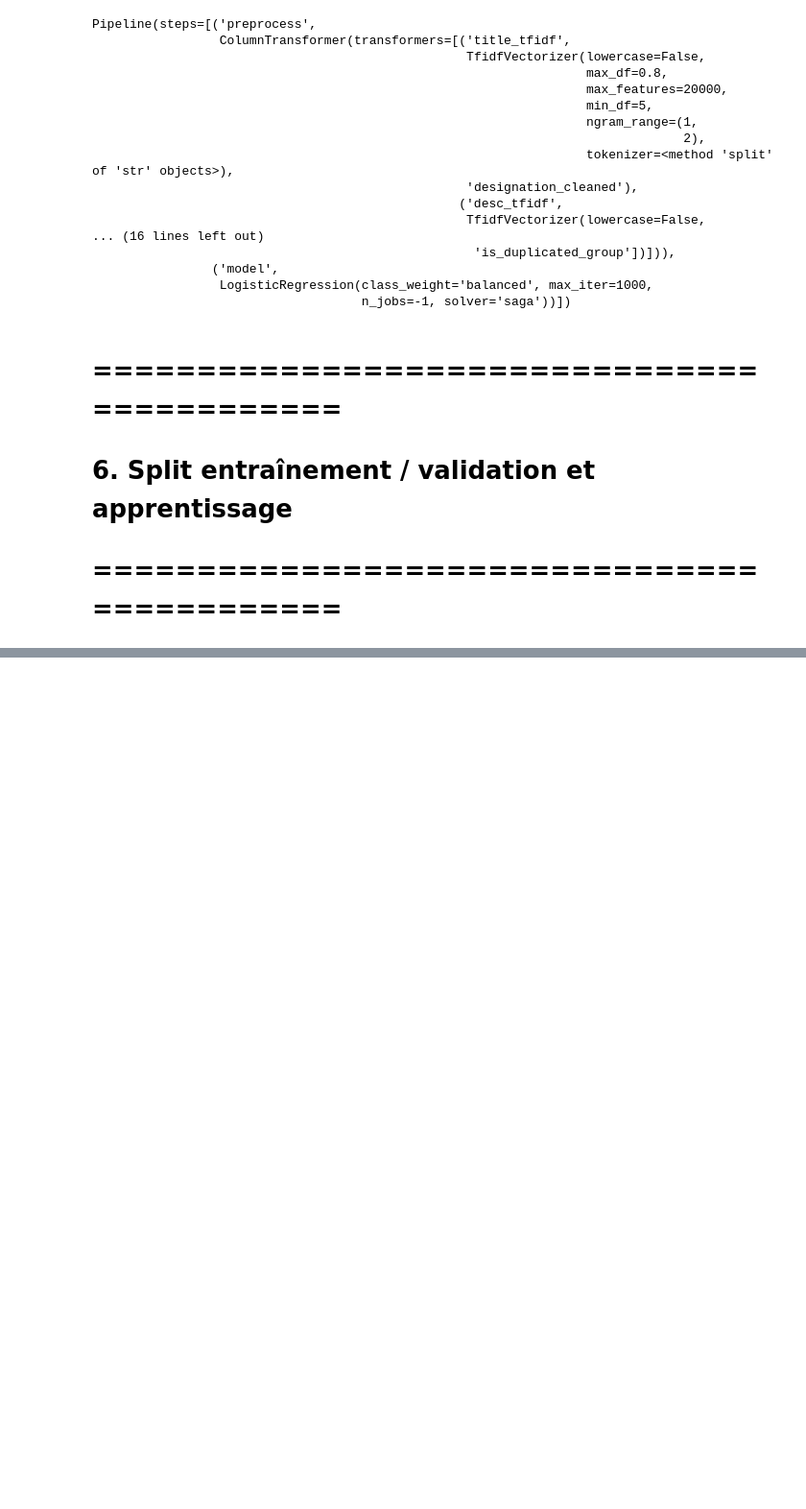
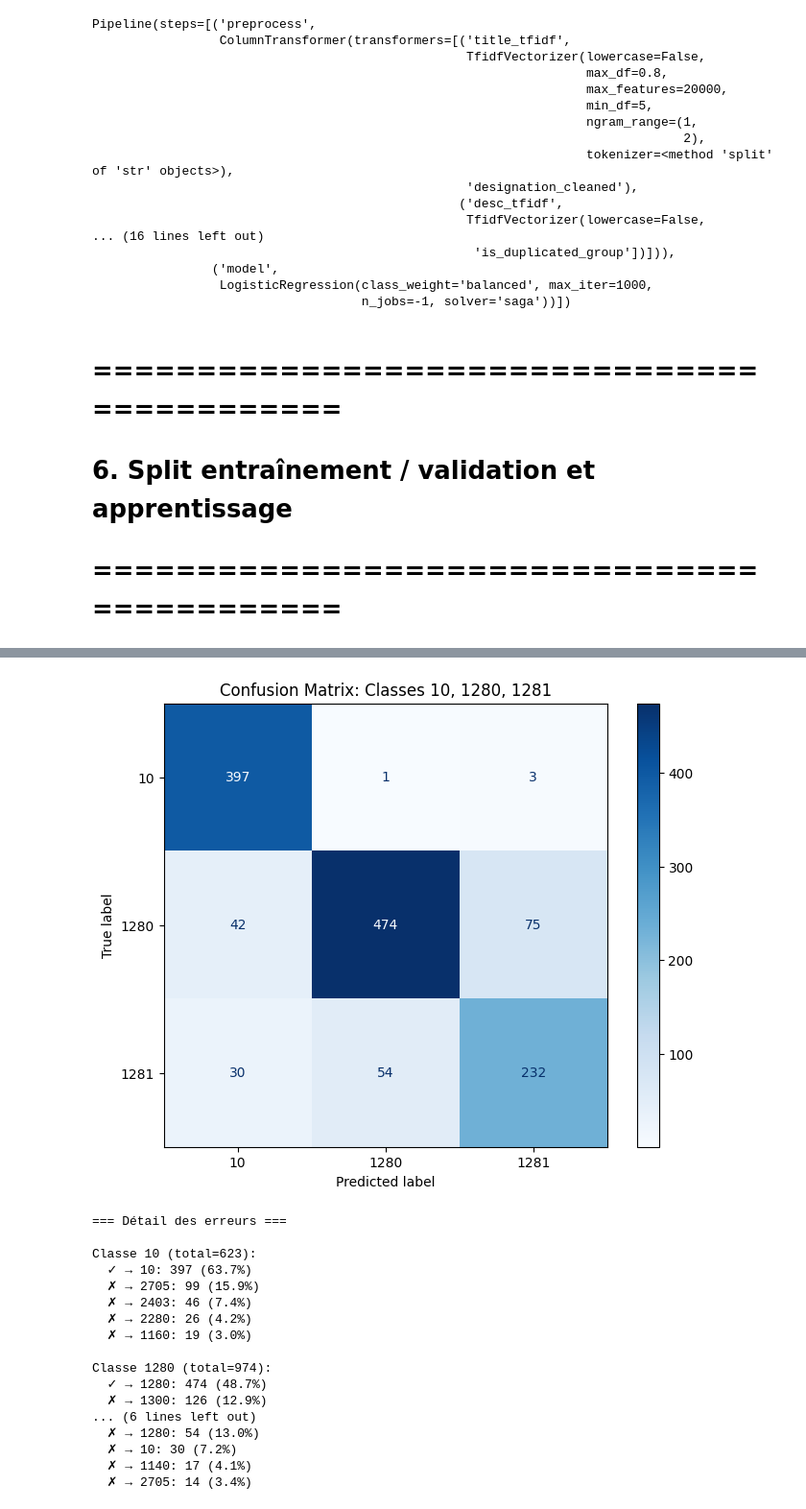
Before and after one commit to ByteVoyageur/ml_rakuten, a Jupyter notebook: notebooks/02_text_preprocessing_modeling.ipynb, the cells around one changed output, grey strips where cells are left out. Shown at 96% size. Saved outputs shown, nothing was run; the diff lists cells and outputs as text; code cells hidden in the pictures; blank space fills up the shorter version.

```diff
--- a/notebooks/02_text_preprocessing_modeling.ipynb
+++ b/notebooks/02_text_preprocessing_modeling.ipynb
@@ -35,14 +38,12 @@ for col in text_cols_base:
 # S'assurer que les colonnes de duplication sont numériques
 for col in ["dup_count", "is_duplicated_group"]:
     if col in df.columns:
-        # Conversion robuste en numérique, puis remplacement des NaN par 0
+        # remplacement des NaN par 0
         df[col] = pd.to_numeric(df[col], errors="coerce").fillna(0)
 
-print("Forme du DataFrame :", df.shape)
-print(df[text_cols_base].head())
 
 def safe_str(s):
-    """Convertit une valeur en chaîne de caractères sûre (sans NaN)."""
+    """Convertit une valeur en chaîne de caractères sans NaN."""
     if isinstance(s, str):
         return s
     if pd.isna(s):
@@ -323,13 +324,7 @@ Pipeline(steps=[('preprocess',
 # 6. Split entraînement / validation et apprentissage
 # ============================================
 # %%
-X_train, X_valid, y_train, y_valid = train_test_split(
-    X,
-    y,
-    test_size=0.2,
-    random_state=42,
-    stratify=y,
-)
+X_train, X_valid, y_train, y_valid = train_test_split(X, y, test_size=0.2, random_state=42, stratify=y)
 
 print("Taille X_train :", X_train.shape)
 print("Taille X_valid :", X_valid.shape)
@@ -421,0 +417,54 @@ Fitting 3 folds for each of 12 candidates, totalling 36 fits
+# %%
+target_classes = [10, 1280, 1281]
+
+# Obtenir toutes les étiquettes de classes
+all_classes = best_model.classes_
+
+# Matrice de confusion complète
+cm_full = confusion_matrix(y_valid, y_pred_best, labels=all_classes)
+
+# Extraire les indices des classes cibles
+target_idx = [np.where(all_classes == c)[0][0] for c in target_classes]
+
+# Extraire la sous-matrice
+cm_sub = cm_full[np.ix_(target_idx, target_idx)]
+
+# Visualisation
+fig, ax = plt.subplots(figsize=(8, 6))
+disp = ConfusionMatrixDisplay(confusion_matrix=cm_sub, display_labels=target_classes)
+disp.plot(ax=ax, cmap='Blues', values_format='d')
+plt.title("Confusion Matrix: Classes 10, 1280, 1281")
+plt.show()
+
+# Voir vers quelles autres classes ces trois classes ont été mal classifiées
+print("\n=== Détail des erreurs ===\n")
+for c in target_classes:
+    idx = np.where(all_classes == c)[0][0]
+    row = cm_full[idx]
+    print(f"Classe {c} (total={row.sum()}):")
+    top_confusions = sorted(zip(all_classes, row), key=lambda x: -x[1])[:5]
+    for pred_class, count in top_confusions:
+        if count > 0:
+            pct = count / row.sum() * 100
+            label = "✓" if pred_class == c else "✗"
+            print(f"  {label} → {pred_class}: {count} ({pct:.1f}%)")
+    print()
+# %% [output]
+[figure, added]
+=== Détail des erreurs ===
+
+Classe 10 (total=623):
+  ✓ → 10: 397 (63.7%)
+  ✗ → 2705: 99 (15.9%)
+  ✗ → 2403: 46 (7.4%)
+  ✗ → 2280: 26 (4.2%)
+  ✗ → 1160: 19 (3.0%)
+
+Classe 1280 (total=974):
+  ✓ → 1280: 474 (48.7%)
+  ✗ → 1300: 126 (12.9%)
+... (6 lines left out)
+  ✗ → 1280: 54 (13.0%)
+  ✗ → 10: 30 (7.2%)
+  ✗ → 1140: 17 (4.1%)
+  ✗ → 2705: 14 (3.4%)
```
Also changed, not shown: parts of 4 cells of this notebook, 1 other file.
